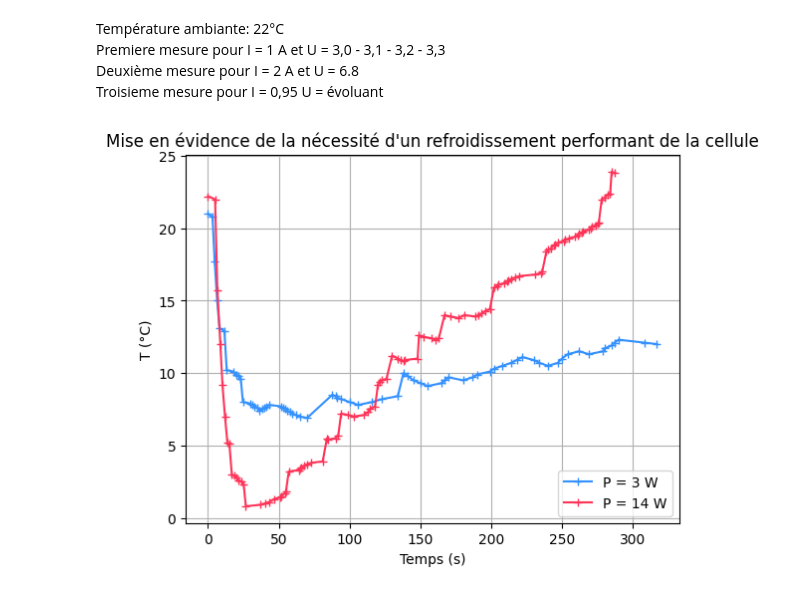
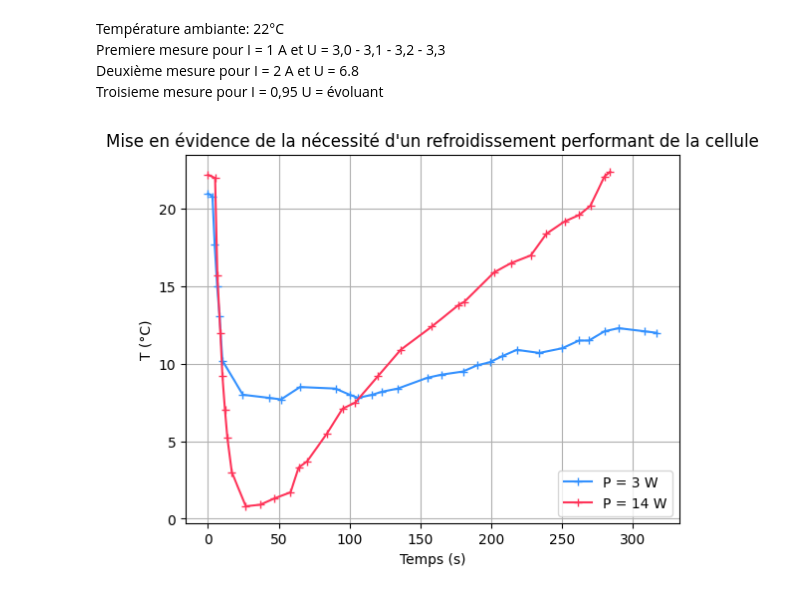
Before and after one commit to adelemarcon/TIPE, a Jupyter notebook: TIPE2derive.ipynb, the cells around one changed output. Cells and saved outputs as stored; diff of their text form; code cells hidden in the pictures.

```diff
--- a/TIPE2derive.ipynb
+++ b/TIPE2derive.ipynb
@@ -10,19 +10,27 @@ Température ambiante: 22°C
 Premiere mesure pour I = 1 A et U = 3,0 - 3,1 - 3,2 - 3,3
 Deuxième mesure pour I = 2 A et U = 6.8
 Troisieme mesure pour I = 0,95 U = évoluant
-# %%
-t1 = np.array([0,3.16,4.7,6.46,8.1,11.6,13.21,18.1,19.70,21.5,23.15,24.65,29.65,31.2,32.9,34.6,36.5,38.2,39.6,41,43,51.6,53,54.6,56,58,59.5,62,65,70,87.8,90,91,94,100,106,116,123,134,138,141,145,150,155,165,167,170,180,187,190,199,202,208,214,218,222,230,234,240,247,250,254,262,269,279,280,285,287,290,308,317])
-t2 = np.array([0,5,6.6,8.7,10.2,12,13.7,15.1,16.8,18.48,20.2,21.8,23.6,25.2,26.7,36.9,40.1,43.4,46.7,51,52,54.3,55,57,64,65,66,68,70,73,81,84,85,90,92,94,99,103,110,113,114,118,120,121,123,126,130,134,136,138,139,148,149,152,158,161,163,167,171,177,181,189,191,193,196,199,202,204,205,209,211,212,214,217,220,231,235,236,239,240,242,244,245,247,251,252,255,259,261,262,264,265,269,270,271,274,275,276,278,280,282,284,285,287])
-Temp1 = np.array([21,20.8,17.7,15,13.1,12.9,10.2,10.1,9.9,9.8,9.6,8,7.9,7.8,7.7,7.6,7.4,7.5,7.6,7.7,7.8,7.7,7.6,7.5,7.4,7.3,7.2,7.1,7.0,6.9,8.5,8.4,8.3,8.2,8,7.8,8,8.2,8.4,10,9.8,9.5,9.3,9.1,9.3,9.5,9.7,9.5,9.7,9.9,10.1,10.3,10.5,10.7,10.9,11.1,10.9,10.7,10.5,10.7,11,11.3,11.5,11.3,11.5,11.7,11.9,12.1,12.3,12.1,12])
-Temp2 = np.array([22.2,22,15.7,12,9.2,7,5.2,5.1,3,2.9,2.8,2.6,2.5,2.3,0.8,0.9,1,1.1,1.3,1.4,1.5,1.7,1.8,3.2,3.3,3.4,3.5,3.6,3.7,3.8,3.9,5.5,5.4,5.5,5.7,7.2,7.1,7,7.1,7.3,7.5,7.7,9.2,9.4,9.5,9.6,11.2,11,10.9,10.8,10.9,11,12.6,12.5,12.4,12.3,12.4,14,13.9,13.8,14,13.9,14,14.1,14.3,14.4,15.9,16,16.1,16.2,16.3,16.4,16.5,16.6,16.7,16.8,16.9,17,18.4,18.5,18.6,18.8,18.9,19,19.1,19.2,19.3,19.4,19.5,19.6,19.7,19.8,19.9,20,20.1,20.2,20.3,20.4,22,22.1,22.3,22.4,23.9,23.8])
-
-plt.plot(t1,Temp1,color = '#3491fe',label = "P = 3 W", marker = '+')
-plt.plot(t2,Temp2,color = '#fe3459',label = "P = 14 W", marker = '+')
-plt.xlabel("Temps (s)")
-plt.ylabel("T (°C)")
-plt.title("Mise en évidence de la nécessité d'un refroidissement performant de la cellule")
-plt.grid()
-plt.legend()
-plt.show()
-# %% [output]
-[figure, removed]
+# %%
+t1 = np.array([0,3.16,4.7,6.46,8.1,10.21,
+               24.6,43,51.6,
+               65,90,100,106,116,123,134,
+               155,165,180,190,199,
+               208,218,234,250,262,269,280,290,308,317])
+t2 = np.array([0,5,6.6,8.7,10.2,12,13.7,16.8,26.7,36.9,46.7,58.3,64,70,84,95,104,120,136,158,177,181,202,214,228,239,252,262,270,280,284])
+Temp1 = np.array([21,20.8,17.7,15,13.1,10.2,
+                  8,7.8,7.7,
+                  8.5,8.4,8,7.8,8,8.2,8.4,
+                  9.1,9.3,9.5,9.9,10.1,
+                  10.5,10.9,10.7,11,11.5,11.5,12.1,12.3,12.1,12])
+Temp2 = np.array([22.2,22,15.7,12,9.2,7,5.2,3,0.8,0.9,1.3,1.7,3.3,3.7,5.5,7.1,7.5,9.2,10.9,12.4,13.8,14,15.9,16.5,17,18.4,19.2,19.6,20.2,22.1,22.4])
+
+plt.plot(t1,Temp1,color = '#3491fe',label = "P = 3 W", marker = '+')
+plt.plot(t2,Temp2,color = '#fe3459',label = "P = 14 W", marker = '+')
+plt.xlabel("Temps (s)")
+plt.ylabel("T (°C)")
+plt.title("Mise en évidence de la nécessité d'un refroidissement performant de la cellule")
+plt.grid()
+plt.legend()
+plt.show()
+# %% [output]
+[figure, added]
```
Also changed, not shown: 3 other files.
